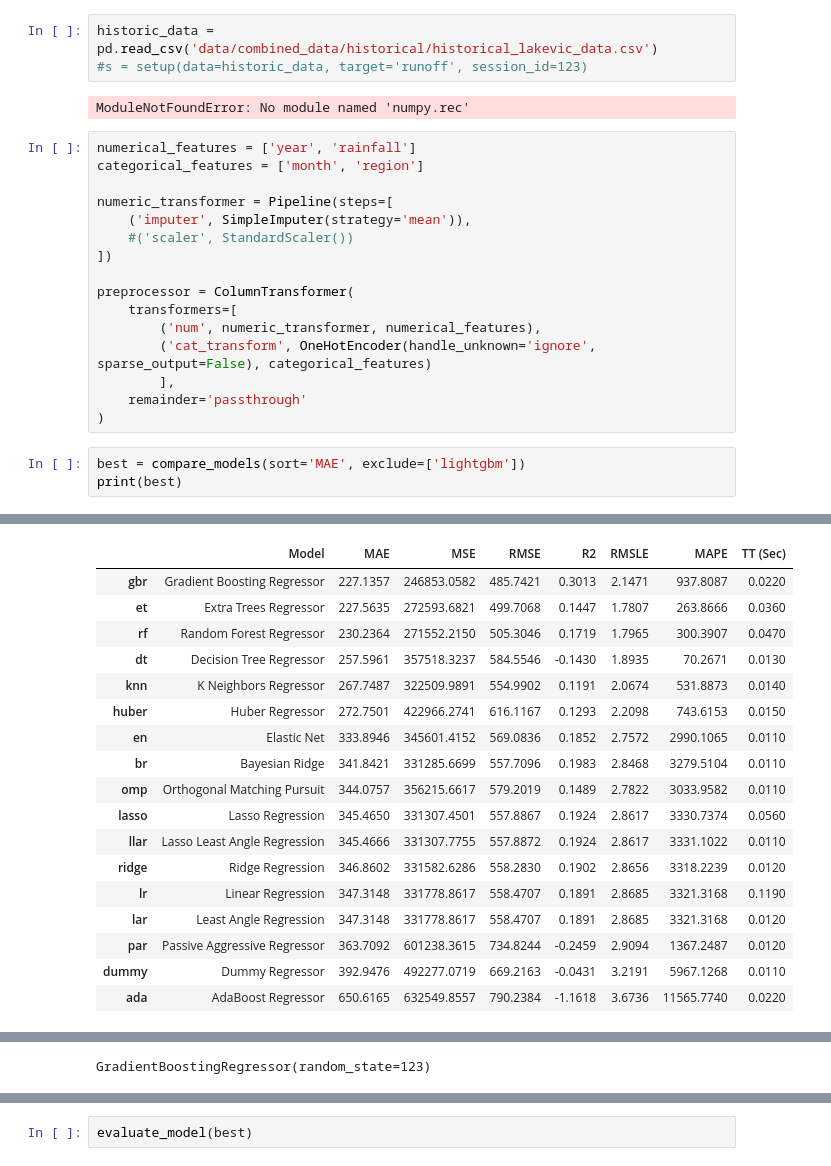
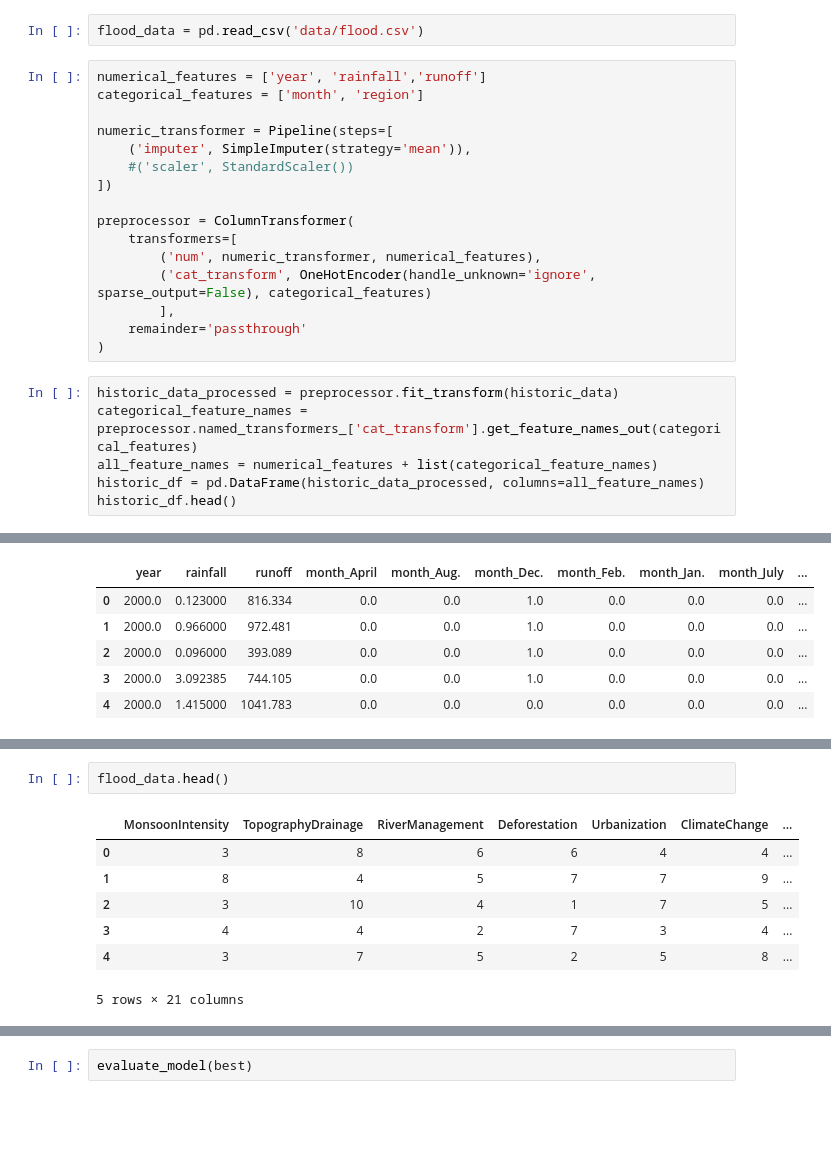
Before and after one commit to Tj-Dave/SmartByte-ML, a Jupyter notebook: pycaret_check.ipynb, the cells around one changed output, grey strips where cells are left out. Cells and saved outputs as stored; diff of their text form; blank space fills up the shorter version.

```diff
--- a/pycaret_check.ipynb
+++ b/pycaret_check.ipynb
@@ -12,10 +8,7 @@ ModuleNotFoundError: No module named 'numpy.strings'
 # %%
-historic_data = pd.read_csv('data/combined_data/historical/historical_lakevic_data.csv')
-#s = setup(data=historic_data, target='runoff', session_id=123)
+flood_data = pd.read_csv('data/flood.csv')
-# %% [output]
-ModuleNotFoundError: No module named 'numpy.rec'
 # %%
-numerical_features = ['year', 'rainfall']
+numerical_features = ['year', 'rainfall','runoff']
 categorical_features = ['month', 'region']
 
 numeric_transformer = Pipeline(steps=[
@@ -31,6 +24,9 @@ preprocessor = ColumnTransformer(
     remainder='passthrough'
 )
 # %%
-best = compare_models(sort='MAE', exclude=['lightgbm'])
-print(best)
+historic_data_processed = preprocessor.fit_transform(historic_data)
+categorical_feature_names = preprocessor.named_transformers_['cat_transform'].get_feature_names_out(categorical_features)
+all_feature_names = numerical_features + list(categorical_feature_names)
+historic_df = pd.DataFrame(historic_data_processed, columns=all_feature_names)
+historic_df.head()
 # %% [output]
@@ -38,18 +33,6 @@ print(best)
-|  | Model | MAE | MSE | RMSE | R2 | RMSLE | MAPE | TT (Sec) |
-| gbr | Gradient Boosting Regressor | 227.1357 | 246853.0582 | 485.7421 | 0.3013 | 2.1471 | 937.8087 | 0.0220 |
-| et | Extra Trees Regressor | 227.5635 | 272593.6821 | 499.7068 | 0.1447 | 1.7807 | 263.8666 | 0.0360 |
-| rf | Random Forest Regressor | 230.2364 | 271552.2150 | 505.3046 | 0.1719 | 1.7965 | 300.3907 | 0.0470 |
-| dt | Decision Tree Regressor | 257.5961 | 357518.3237 | 584.5546 | -0.1430 | 1.8935 | 70.2671 | 0.0130 |
-| knn | K Neighbors Regressor | 267.7487 | 322509.9891 | 554.9902 | 0.1191 | 2.0674 | 531.8873 | 0.0140 |
-| huber | Huber Regressor | 272.7501 | 422966.2741 | 616.1167 | 0.1293 | 2.2098 | 743.6153 | 0.0150 |
-| en | Elastic Net | 333.8946 | 345601.4152 | 569.0836 | 0.1852 | 2.7572 | 2990.1065 | 0.0110 |
-| br | Bayesian Ridge | 341.8421 | 331285.6699 | 557.7096 | 0.1983 | 2.8468 | 3279.5104 | 0.0110 |
-| omp | Orthogonal Matching Pursuit | 344.0757 | 356215.6617 | 579.2019 | 0.1489 | 2.7822 | 3033.9582 | 0.0110 |
-| lasso | Lasso Regression | 345.4650 | 331307.4501 | 557.8867 | 0.1924 | 2.8617 | 3330.7374 | 0.0560 |
-| llar | Lasso Least Angle Regression | 345.4666 | 331307.7755 | 557.8872 | 0.1924 | 2.8617 | 3331.1022 | 0.0110 |
-| ridge | Ridge Regression | 346.8602 | 331582.6286 | 558.2830 | 0.1902 | 2.8656 | 3318.2239 | 0.0120 |
-| lr | Linear Regression | 347.3148 | 331778.8617 | 558.4707 | 0.1891 | 2.8685 | 3321.3168 | 0.1190 |
-| lar | Least Angle Regression | 347.3148 | 331778.8617 | 558.4707 | 0.1891 | 2.8685 | 3321.3168 | 0.0120 |
-| par | Passive Aggressive Regressor | 363.7092 | 601238.3615 | 734.8244 | -0.2459 | 2.9094 | 1367.2487 | 0.0120 |
-| dummy | Dummy Regressor | 392.9476 | 492277.0719 | 669.2163 | -0.0431 | 3.2191 | 5967.1268 | 0.0110 |
-| ada | AdaBoost Regressor | 650.6165 | 632549.8557 | 790.2384 | -1.1618 | 3.6736 | 11565.7740 | 0.0220 |
+|  | year | rainfall | runoff | month_April | month_Aug. | month_Dec. | month_Feb. | month_Jan. | month_July | ... |
+| 0 | 2000.0 | 0.123000 | 816.334 | 0.0 | 0.0 | 1.0 | 0.0 | 0.0 | 0.0 | ... |
+| 1 | 2000.0 | 0.966000 | 972.481 | 0.0 | 0.0 | 1.0 | 0.0 | 0.0 | 0.0 | ... |
+| 2 | 2000.0 | 0.096000 | 393.089 | 0.0 | 0.0 | 1.0 | 0.0 | 0.0 | 0.0 | ... |
+| 3 | 2000.0 | 3.092385 | 744.105 | 0.0 | 0.0 | 1.0 | 0.0 | 0.0 | 0.0 | ... |
+| 4 | 2000.0 | 1.415000 | 1041.783 | 0.0 | 0.0 | 0.0 | 0.0 | 0.0 | 0.0 | ... |
@@ -57 +39,10 @@ print(best)
-GradientBoostingRegressor(random_state=123)
+# %%
+flood_data.head()
+# %% [output]
+|  | MonsoonIntensity | TopographyDrainage | RiverManagement | Deforestation | Urbanization | ClimateChange | ... |
+| 0 | 3 | 8 | 6 | 6 | 4 | 4 | ... |
+| 1 | 8 | 4 | 5 | 7 | 7 | 9 | ... |
+| 2 | 3 | 10 | 4 | 1 | 7 | 5 | ... |
+| 3 | 4 | 4 | 2 | 7 | 3 | 4 | ... |
+| 4 | 3 | 7 | 5 | 2 | 5 | 8 | ... |
+5 rows × 21 columns
```
Also changed, not shown: parts of 4 cells of this notebook, 15 other files.
